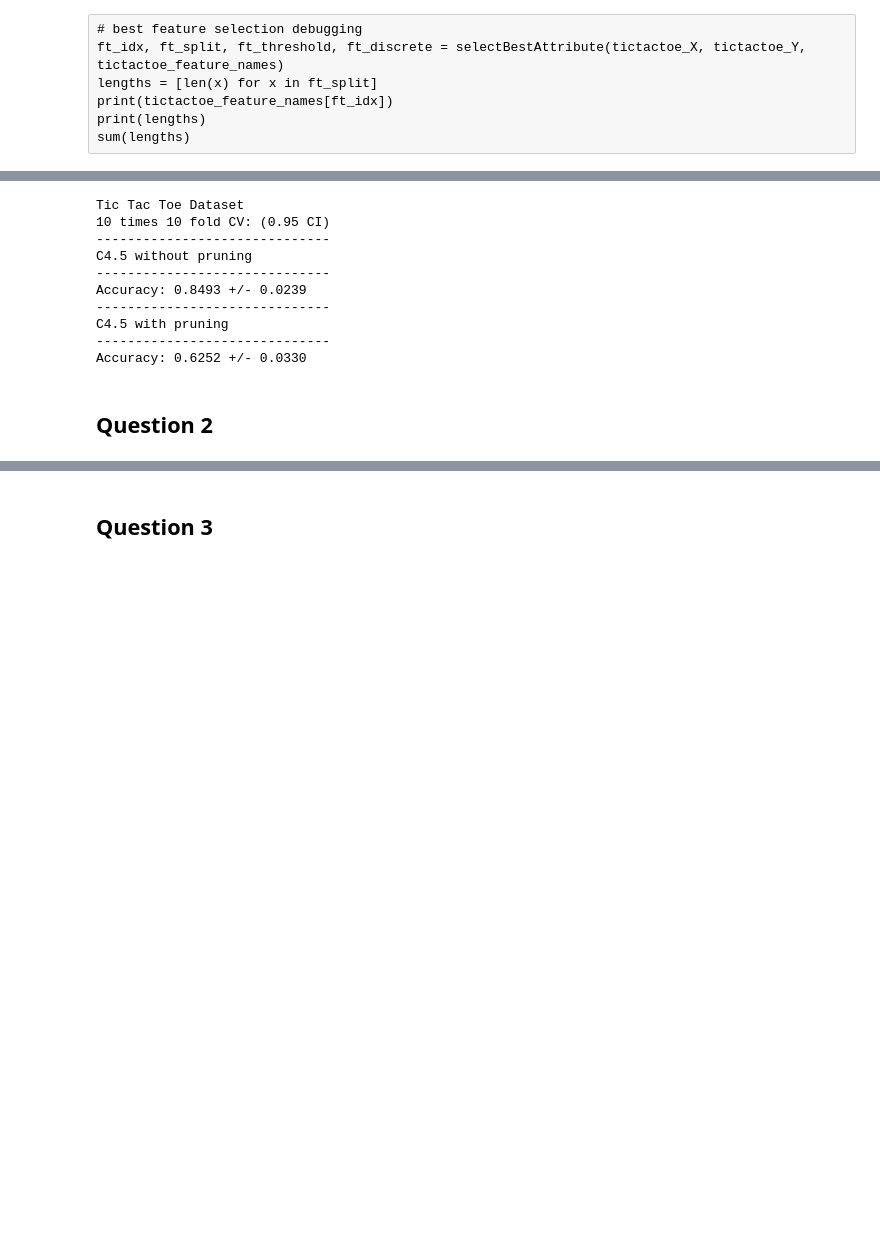
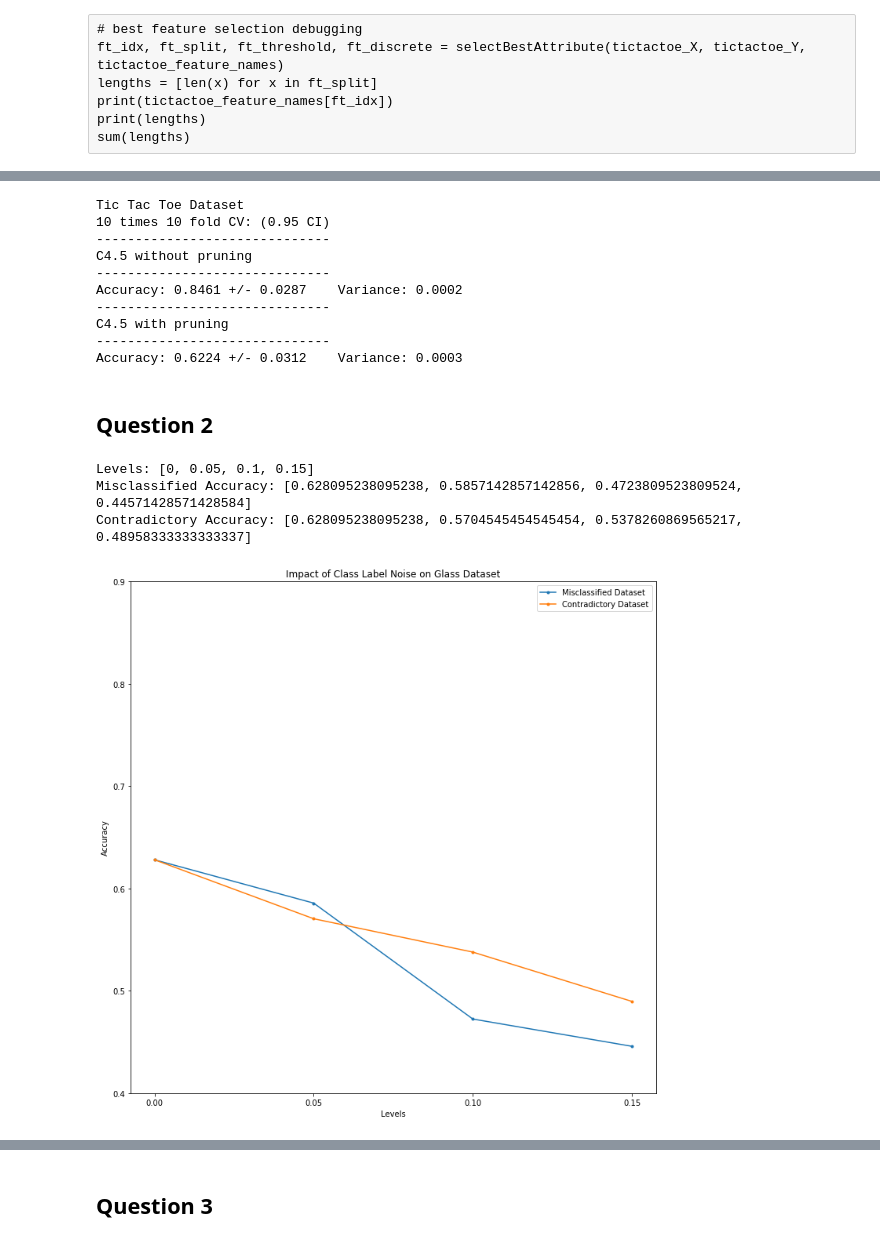
Before and after one commit to sujan-sube/pattern-recognition-asgmt, a Jupyter notebook: assignment-2/assignment-2.ipynb, the cells around one changed output, grey strips where cells are left out. Saved outputs shown, nothing was run; the diff lists cells and outputs as text; code cells hidden in the pictures; blank space fills up the shorter version.

```diff
--- a/assignment-2/assignment-2.ipynb
+++ b/assignment-2/assignment-2.ipynb
@@ -293,5 +285,0 @@ glass_dt.prune(glass_X, glass_Y)
-# %%
-for x, label in [(r.conditions, r.label) for r in rules_dt]:
-    print(f"{label}: {x}")
-
-print(len(rules_dt))
@@ -555,21 +525,21 @@ print("10 times 10 fold CV: (0.95 CI)")
 print("-" * 30)
 print("C4.5 without pruning")
 print("-" * 30)
-print(f"Accuracy: {np.mean(accuracy_scores):.4f} +/- {1.96*np.std(accuracy_scores, ddof=0):.4f}")
+print(f"Accuracy: {np.mean(accuracy_scores):.4f} +/- {1.96*np.std(accuracy_scores, ddof=0):.4f}    Variance: {np.var(accuracy_scores, ddof=0):.4f}")
 print("-" * 30)
 print("C4.5 with pruning")
 print("-" * 30)
-print(f"Accuracy: {np.mean(pruned_accuracy_scores):.4f} +/- {1.96*np.std(pruned_accuracy_scores, ddof=0):.4f}")
+print(f"Accuracy: {np.mean(pruned_accuracy_scores):.4f} +/- {1.96*np.std(pruned_accuracy_scores, ddof=0):.4f}    Variance: {np.var(pruned_accuracy_scores, ddof=0):.4f}")
 # %% [output]
 Tic Tac Toe Dataset
 10 times 10 fold CV: (0.95 CI)
 ------------------------------
 C4.5 without pruning
 ------------------------------
-Accuracy: 0.8493 +/- 0.0239
+Accuracy: 0.8461 +/- 0.0287    Variance: 0.0002
 ------------------------------
 C4.5 with pruning
 ------------------------------
-Accuracy: 0.6252 +/- 0.0330
+Accuracy: 0.6224 +/- 0.0312    Variance: 0.0003
 # %% [markdown]
 ## Question 2
@@ -575,0 +585,46 @@ Accuracy: 0.6252 +/- 0.0330
+# %%
+# do 10 times 10 CV on glass dataset for misclassified and contradictory samples
+pruned = False
+levels = [0, 0.05, 0.1, 0.15]
+
+glass_misclassifed_acc = []
+glass_contradictory_acc = []
+for level in levels:
+
+    if level == 0:
+        accuracy = np.mean(crossvalidation(glass_clf, glass_X, glass_Y, iters=10, k=10, pruned=pruned))
+        glass_misclassifed_acc.append(accuracy)
+        glass_contradictory_acc.append(accuracy)
+
+    else:
+        m_new_x, m_new_y = misclassified(glass_X, glass_Y, level)
+        c_new_x, c_new_y = contradictory(glass_X, glass_Y, level)
+
+        m_accuracy = np.mean(crossvalidation(glass_clf, m_new_x, m_new_y, iters=10, k=10, pruned=pruned))
+        c_accuracy = np.mean(crossvalidation(glass_clf, c_new_x, c_new_y, iters=10, k=10, pruned=pruned))
+
+        glass_misclassifed_acc.append(m_accuracy)
+        glass_contradictory_acc.append(c_accuracy)
+
+
+print(f"Levels: {levels}")
+print(f"Misclassified Accuracy: {glass_misclassifed_acc}")
+print(f"Contradictory Accuracy: {glass_contradictory_acc}")
+# %% [output]
+Levels: [0, 0.05, 0.1, 0.15]
+Misclassified Accuracy: [0.628095238095238, 0.5857142857142856, 0.4723809523809524, 0.44571428571428584]
+Contradictory Accuracy: [0.628095238095238, 0.5704545454545454, 0.5378260869565217, 0.48958333333333337]
+# %%
+# plot the results from 10 time 10 CV for glass dataset
+fig, ax = plt.subplots(figsize=(12,12))
+plt.plot(levels, glass_misclassifed_acc, label='Misclassified Dataset', marker='.')
+plt.plot(levels, glass_contradictory_acc, label='Contradictory Dataset', marker='.')
+plt.xlabel('Levels')
+plt.ylabel('Accuracy')
+plt.title('Impact of Class Label Noise on Glass Dataset')
+plt.legend()
+plt.ylim(0.4, 0.9)
+ax.set_xticks(levels)
+plt.show()
+# %% [output]
+[figure, added]
```
Also changed, not shown: parts of 6 cells of this notebook.
